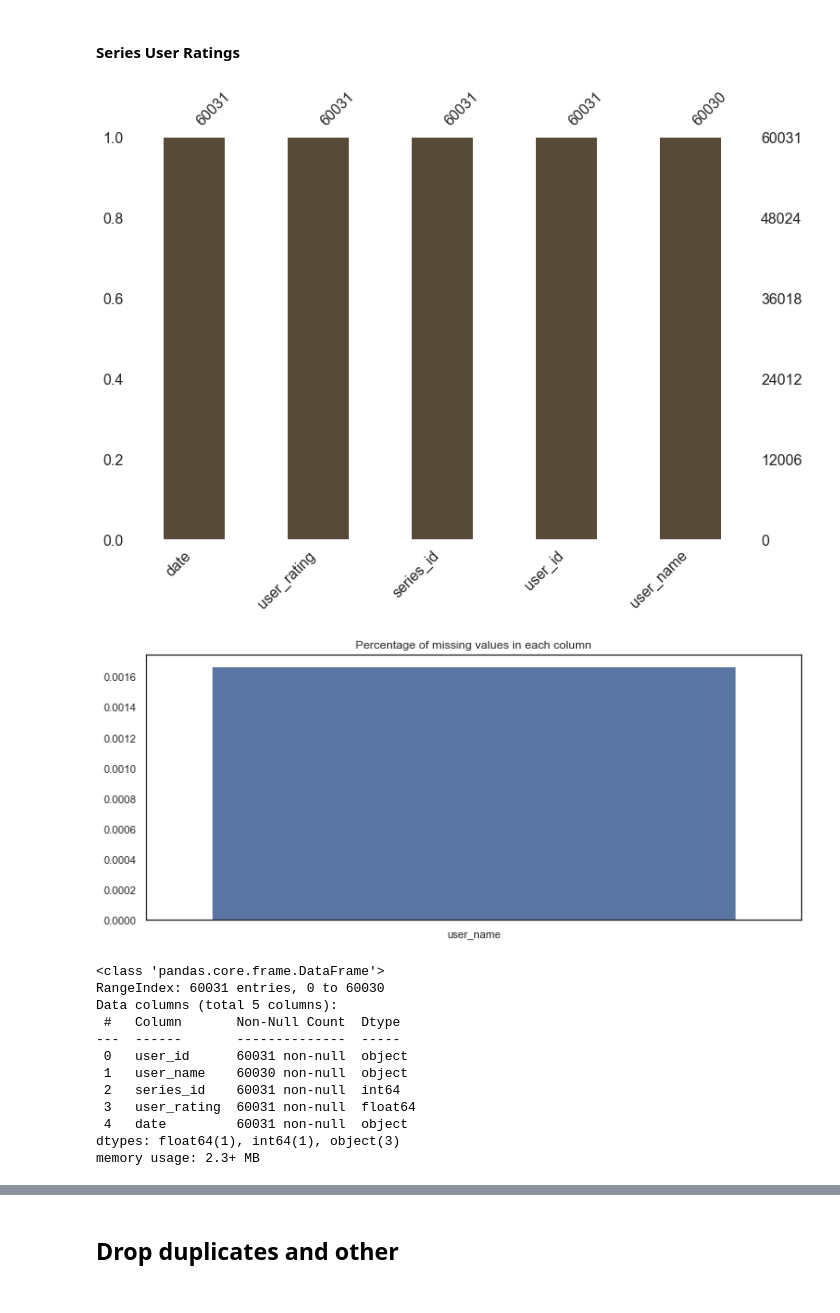
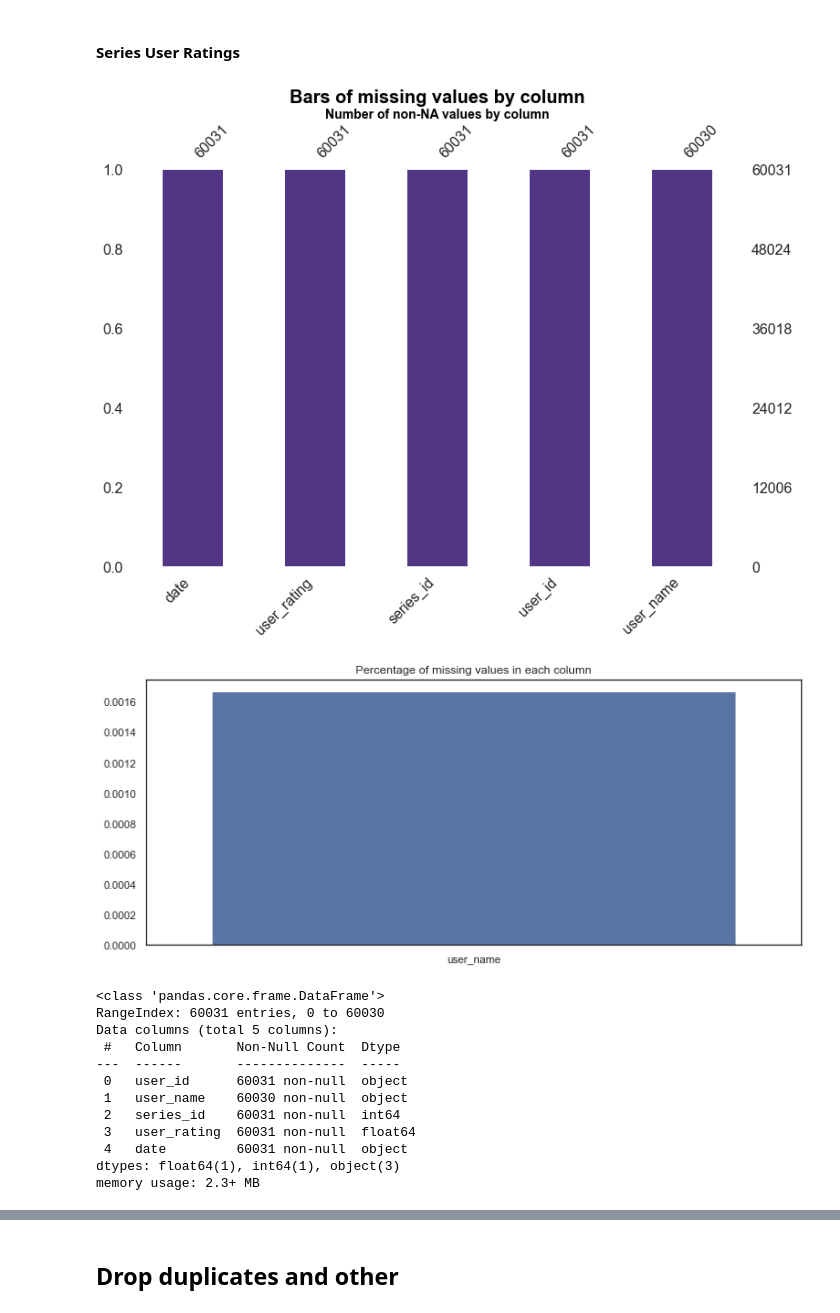
Before and after one commit to Bastien-LDC/Allocine-Recommender-System, a Jupyter notebook: Data Analysis/Allocine_Data_Analysis.ipynb, the cells around one changed output, grey strips where cells are left out. Cells and saved outputs as stored; diff of their text form; code cells hidden in the pictures.

```diff
--- a/Data Analysis/Allocine_Data_Analysis.ipynb
+++ b/Data Analysis/Allocine_Data_Analysis.ipynb
@@ -74,10 +74,10 @@ def load_csv():
     Load the csv file and return a dict of dataframes.
     '''
     root_path = f"../Saved Data/"
-    movies = pd.read_csv(f"{root_path}allocine_movies.csv")
-    series = pd.read_csv(f"{root_path}allocine_series.csv")
-    press_movies = pd.read_csv(f"{root_path}press_ratings_movies.csv")
-    press_series = pd.read_csv(f"{root_path}press_ratings_series.csv")
+    movies = pd.read_csv(f"{root_path}allocine_movies_600p.csv")
+    series = pd.read_csv(f"{root_path}allocine_series_600p.csv")
+    press_movies = pd.read_csv(f"{root_path}press_ratings_movies_600p.csv")
+    press_series = pd.read_csv(f"{root_path}press_ratings_series_600p.csv")
     user_movies = pd.read_csv(f"{root_path}user_ratings_movies.csv")
     user_series = pd.read_csv(f"{root_path}user_ratings_series.csv")
     return {"movies":movies, "series":series, "press_movies":press_movies, "press_series":press_series, "user_movies":user_movies, "user_series":user_series}
@@ -102,6 +102,8 @@ user_series_cols = user_series.columns.to_list()
 def display_stats(df: pd.DataFrame,chart_type: str):
     '''
     Display the statistics of a dataframe.
+    :param df: dataframe to display stats from.
+    :param chart_type: type of chart to display (matrix, bar or heatmap).
     :return: The "description" dataframe.
     '''
     missing_values = df.isnull().sum()
@@ -109,10 +111,16 @@ def display_stats(df: pd.DataFrame,chart_type: str):
         # Graph of number of missing values by column
         if chart_type == "heatmap":
             msno.heatmap(df, cmap="RdYlBu_r", sort="ascending") # Useful to know the correlation between the missing values
+            plt.title("Heatmap of missing values correlation", fontsize=20, fontweight="bold", color="black")
         if chart_type == "bar":
             msno.bar(df, figsize=(12,8), color=(round(rd.random(),2),round(rd.random(),2),round(rd.random(),2)), sort="descending")
+            plt.title("Bars of missing values by column", fontsize=20, fontweight="bold", color="black")
+            plt.xlabel("Number of non-NA values by column", fontsize=14, fontweight="bold", color="black")
         else:
             msno.matrix(df, figsize=(12,8), color=(round(rd.random(),2),round(rd.random(),2),round(rd.random(),2)), sort="descending")
+            plt.title("Matrix of missing values by column", fontsize=20, fontweight="bold", color="black")
+            plt.ylabel("Rows Range/\nNumber of columns\nwithout NA values", fontsize=16, fontweight="bold", color="black")
+            plt.xlabel("Columns", fontsize=16, fontweight="bold", color="black")
 
         missing_values = missing_values / df.shape[0] * 100
         missing_values = missing_values[missing_values > 0]
@@ -122,7 +130,7 @@ def display_stats(df: pd.DataFrame,chart_type: str):
         sns.barplot(x=missing_values.index, y=missing_values)
         plt.show()
     else:
-        print("No missing values in the dataframe")
+        print("No missing values in the dataframe.")
     df.info()
     return df.describe()
 # %% [markdown]
@@ -288,10 +299,10 @@ memory usage: 106.0+ KB
 # %%
 su_unclean = user_series.copy()
 # %%
-su_stats = display_stats(user_series, "bar")
+su_stats = display_stats(su_unclean, "bar")
 su_stats
 # %% [output]
-[figure, old version]
+[figure, new version]
 [figure]
 <class 'pandas.core.frame.DataFrame'>
 RangeIndex: 60031 entries, 0 to 60030
```
Also changed, not shown: parts of 38 cells of this notebook.
